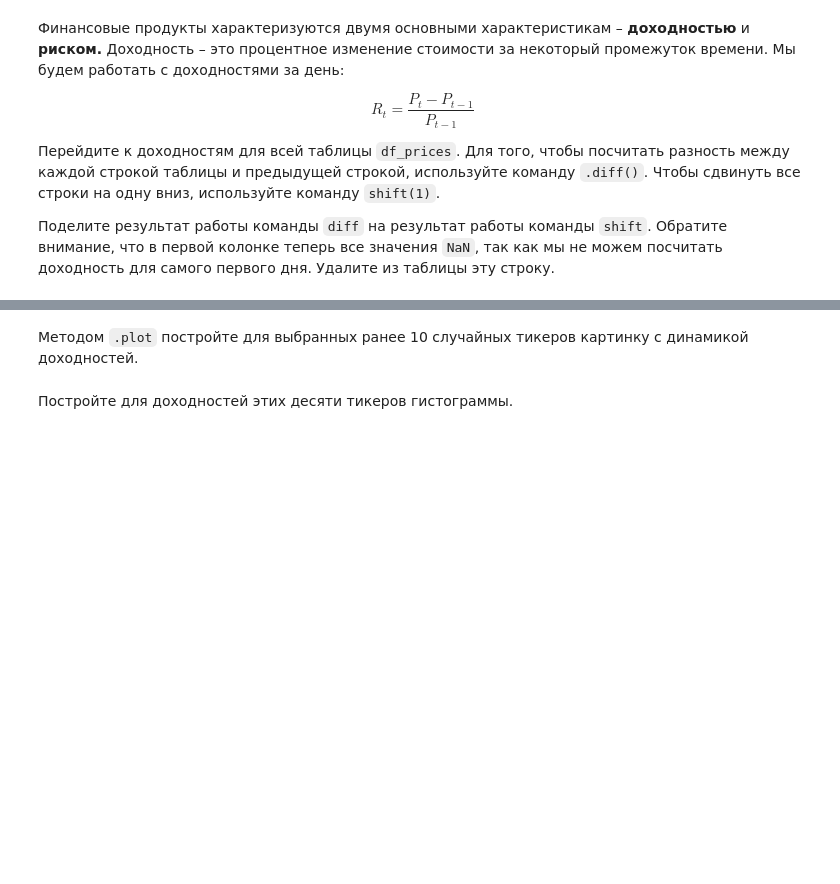
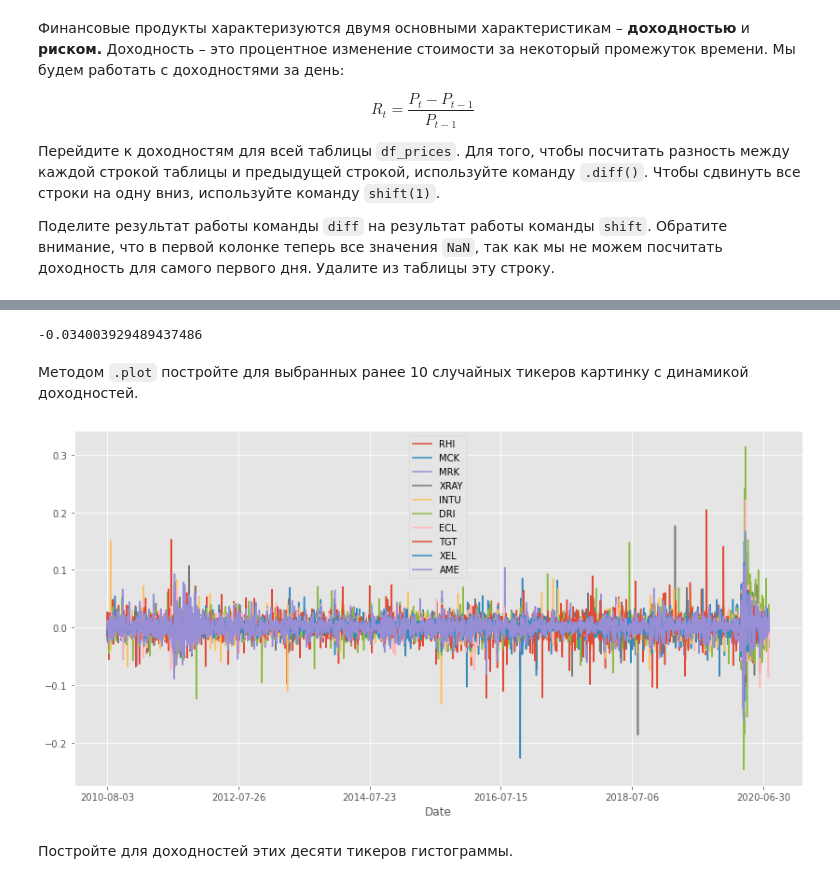
Before and after one commit to freefly-girl/test-for-vscode, a Jupyter notebook: week1/hw01_share_questions.ipynb, the cells around one changed output, grey strips where cells are left out. Drawn from its saved outputs; the diff is of its cells as text; code cells hidden in the pictures; blank space fills up the shorter version.

```diff
--- a/week1/hw01_share_questions.ipynb
+++ b/week1/hw01_share_questions.ipynb
@@ -231,0 +271,7 @@ df_r = ... # запишите сюда новую таблицу
+# %%
+rasnost = df_prices.diff()
+Pt_1 = df_prices.shift(1)
+
+Rt = rasnost/Pt_1
+Rt = Rt.drop('2010-08-02')
+Rt.head()
@@ -232,3 +287,8 @@ df_r = ... # запишите сюда новую таблицу
+# %%
+df_r = Rt
+df_r.iloc[0, 0]
+# %% [output]
+-0.034003929489437486
 # %%
 # проверка, что задание решено корректно
 assert df_r.iloc[0,0] < 1
@@ -244,2 +299,7 @@ assert df_r.iloc[0,0] < 1
+# %%
+z = df_r[tickers10]
+z.plot(figsize=(14, 7));
+# %% [output]
+[figure, added]
 # %% [markdown]
 Постройте для доходностей этих десяти тикеров гистограммы.
```
Also changed, not shown: parts of 34 cells of this notebook, 1 other file.
